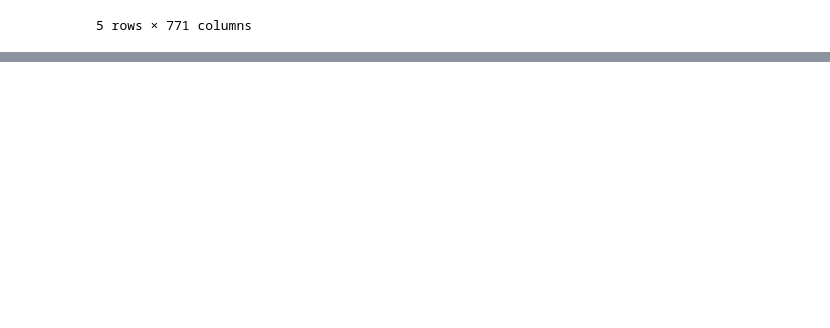
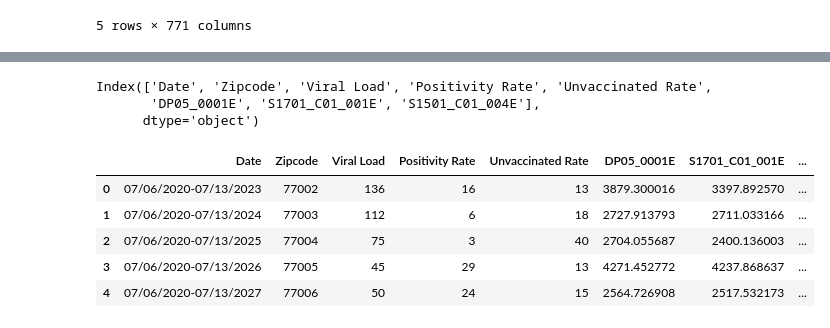
Before and after one commit to KaytchJam/Group5_Cov_Wastewater, a Jupyter notebook: src/data_cleaning.ipynb, the cells around one changed output, grey strips where cells are left out. Drawn from its saved outputs; the diff is of its cells as text; code cells hidden in the pictures; blank space fills up the shorter version.

```diff
--- a/src/data_cleaning.ipynb
+++ b/src/data_cleaning.ipynb
@@ -292,3 +295,18 @@ print(len(ww_data["Zipcode"]))
 (101, 12)
 101
+# %%
+cols_to_retain = zip_complete.columns[:5].append(GEO_ID_COLUMNS_TO_EXTRACT)
+print(cols_to_retain)
+zip_out = zip_complete[cols_to_retain]
+zip_out.head()
+# %% [output]
+Index(['Date', 'Zipcode', 'Viral Load', 'Positivity Rate', 'Unvaccinated Rate',
+       'DP05_0001E', 'S1701_C01_001E', 'S1501_C01_004E'],
+      dtype='object')
+|  | Date | Zipcode | Viral Load | Positivity Rate | Unvaccinated Rate | DP05_0001E | S1701_C01_001E | ... |
+| 0 | 07/06/2020-07/13/2023 | 77002 | 136 | 16 | 13 | 3879.300016 | 3397.892570 | ... |
+| 1 | 07/06/2020-07/13/2024 | 77003 | 112 | 6 | 18 | 2727.913793 | 2711.033166 | ... |
+| 2 | 07/06/2020-07/13/2025 | 77004 | 75 | 3 | 40 | 2704.055687 | 2400.136003 | ... |
+| 3 | 07/06/2020-07/13/2026 | 77005 | 45 | 29 | 13 | 4271.452772 | 4237.868637 | ... |
+| 4 | 07/06/2020-07/13/2027 | 77006 | 50 | 24 | 15 | 2564.726908 | 2517.532173 | ... |
 # %%
```
Also changed, not shown: parts of 5 cells of this notebook, 1 other file.
